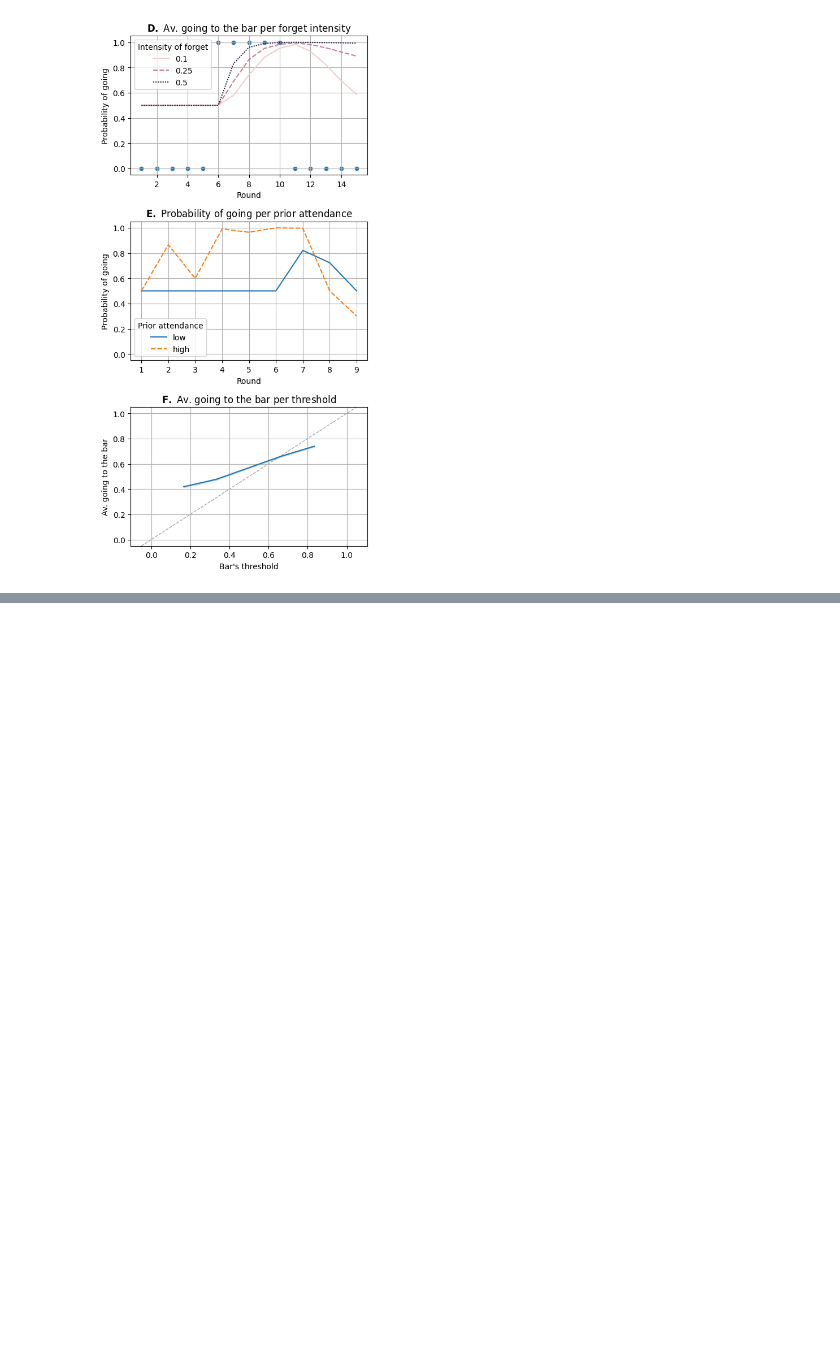
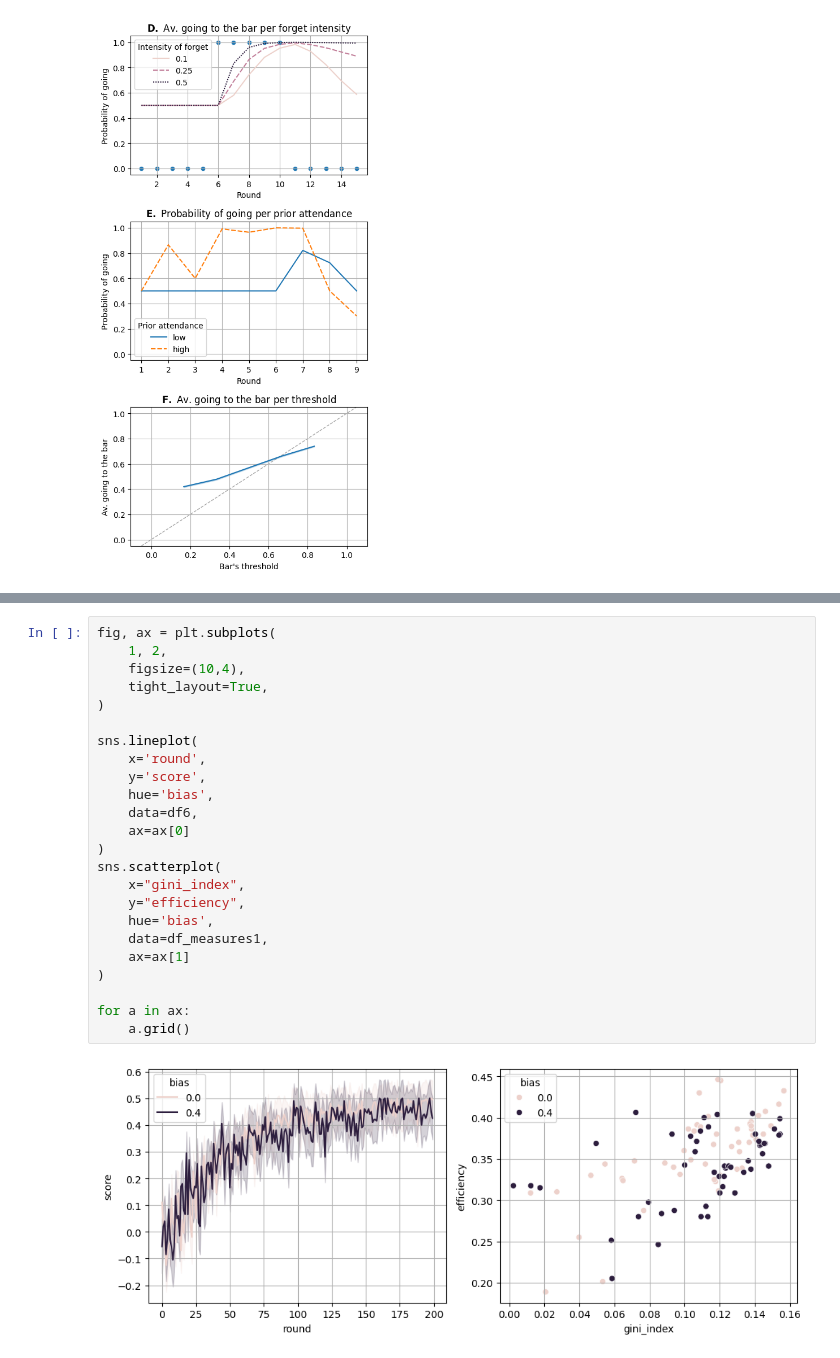
Before and after one commit to EAndrade-Lotero/Cognitive_Models_El_Farol_Bar_Problem, a Jupyter notebook: Notebooks/test_Payoff_and_Attendance.ipynb, the cells around one changed output, grey strips where cells are left out. Saved outputs shown, nothing was run; the diff lists cells and outputs as text; blank space fills up the shorter version.

```diff
--- a/Notebooks/test_Payoff_and_Attendance.ipynb
+++ b/Notebooks/test_Payoff_and_Attendance.ipynb
@@ -534,0 +573,26 @@ fig.savefig(PATHS['exploratory_figures'] / 'Fig7.png', dpi=300)
+# %%
+fig, ax = plt.subplots(
+    1, 2,
+    figsize=(10,4),
+    tight_layout=True,
+)
+
+sns.lineplot(
+    x='round',
+    y='score',
+    hue='bias',
+    data=df6,
+    ax=ax[0]
+)
+sns.scatterplot(
+    x="gini_index",
+    y="efficiency",
+    hue='bias',
+    data=df_measures1,
+    ax=ax[1]
+)
+
+for a in ax:
+    a.grid()
+# %% [output]
+[figure, added]
```
Also changed, not shown: parts of 5 cells of this notebook, 14 other files.
